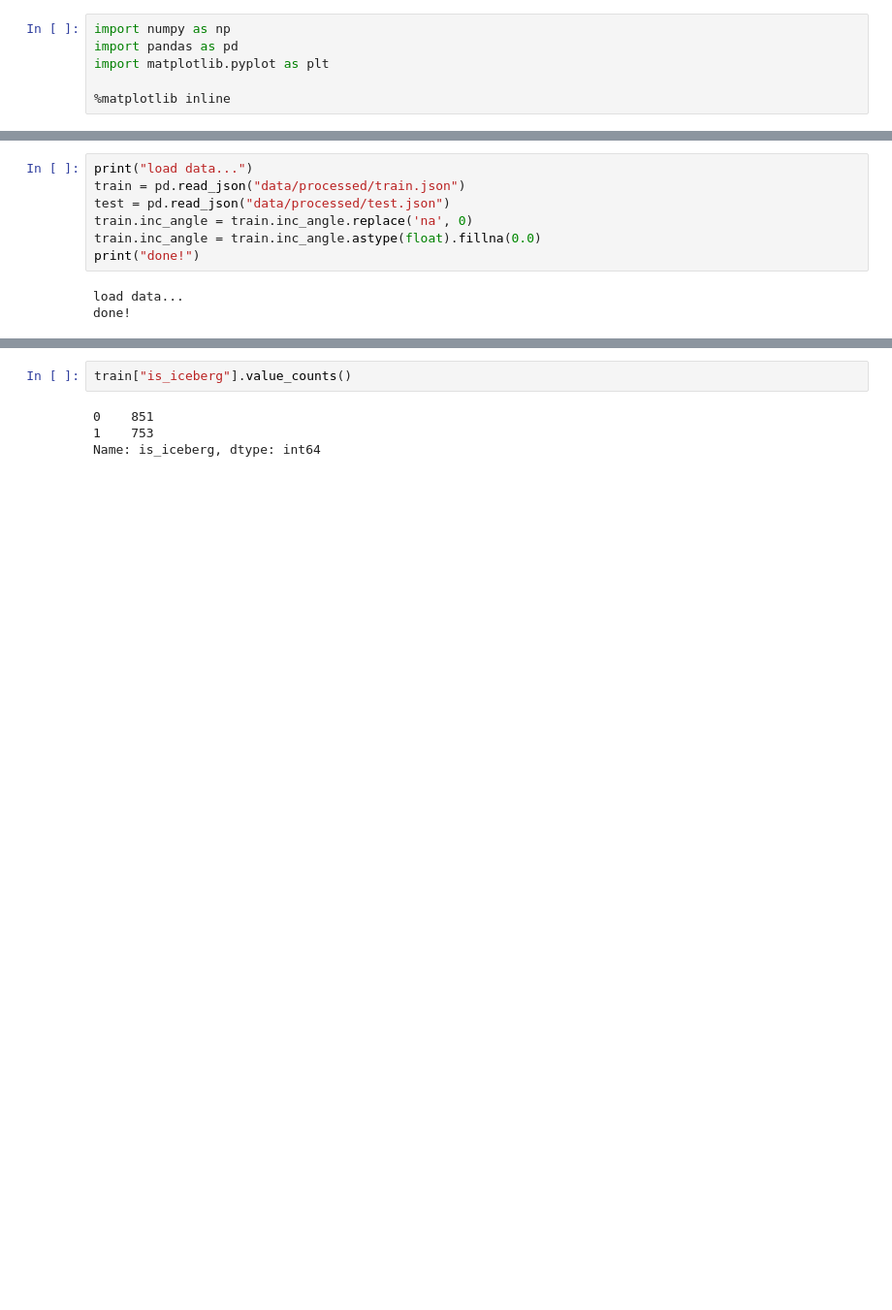
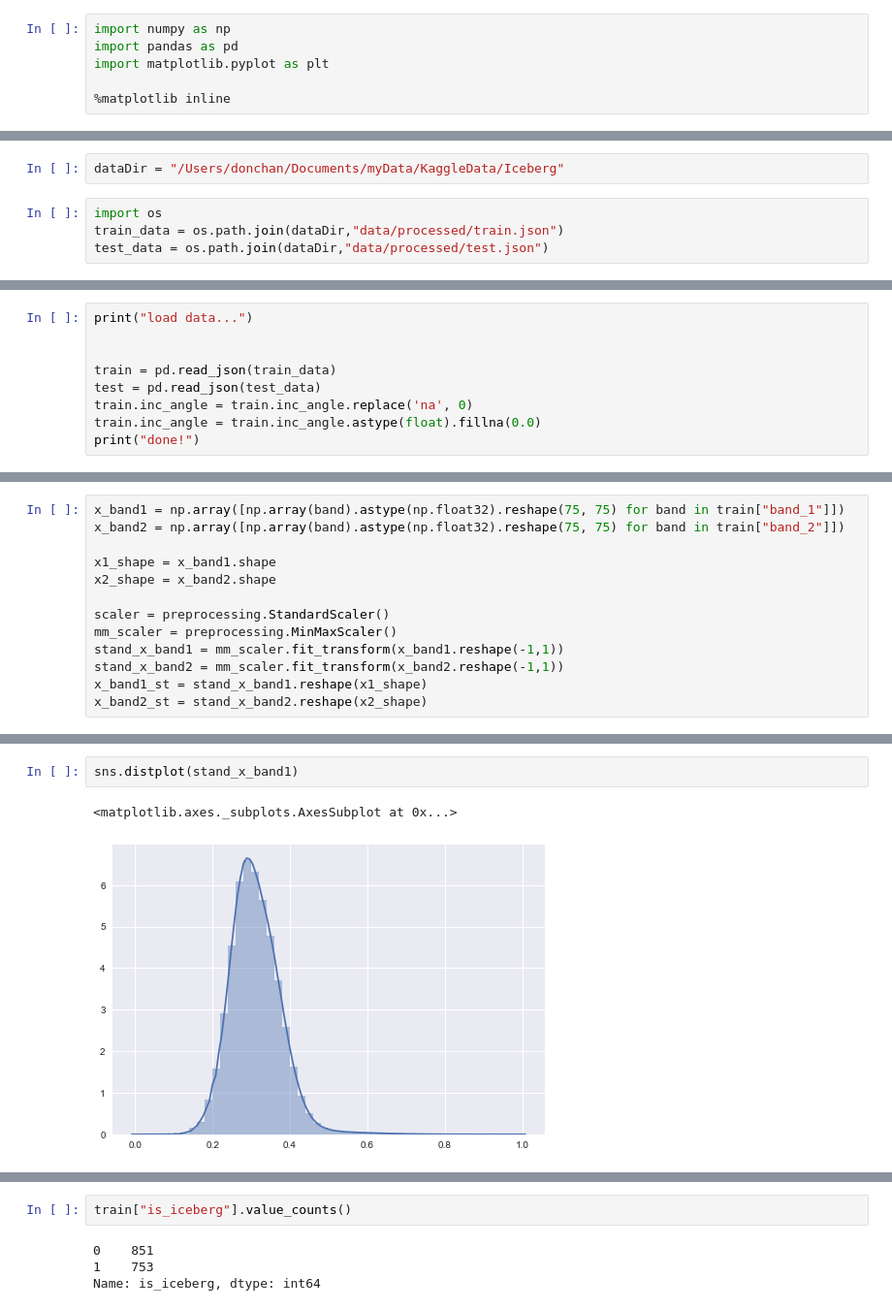
Before and after one commit to scrambleegg7/Iceberg, a Jupyter notebook: jupyter/keras_model2_v00.ipynb, the cells around one changed output, grey strips where cells are left out. Shown: that part at 97% size. Saved outputs shown, nothing was run; the diff lists cells and outputs as text; blank space fills up the shorter version.

```diff
--- a/jupyter/keras_model2_v00.ipynb
+++ b/jupyter/keras_model2_v00.ipynb
@@ -11,0 +26,6 @@ from sklearn.model_selection import train_test_split
+# %%
+dataDir = "/Users/donchan/Documents/myData/KaggleData/Iceberg"
+# %%
+import os
+train_data = os.path.join(dataDir,"data/processed/train.json")
+test_data = os.path.join(dataDir,"data/processed/test.json")
@@ -11,0 +34,9 @@ from sklearn.model_selection import train_test_split
+# %%
+print("load data...")
+
+
+train = pd.read_json(train_data)
+test = pd.read_json(test_data)
+train.inc_angle = train.inc_angle.replace('na', 0)
+train.inc_angle = train.inc_angle.astype(float).fillna(0.0)
+print("done!")
@@ -11,0 +46,13 @@ from sklearn.model_selection import train_test_split
+# %%
+x_band1 = np.array([np.array(band).astype(np.float32).reshape(75, 75) for band in train["band_1"]])
+x_band2 = np.array([np.array(band).astype(np.float32).reshape(75, 75) for band in train["band_2"]])
+
+x1_shape = x_band1.shape
+x2_shape = x_band2.shape
+
+scaler = preprocessing.StandardScaler()
+mm_scaler = preprocessing.MinMaxScaler()
+stand_x_band1 = mm_scaler.fit_transform(x_band1.reshape(-1,1))
+stand_x_band2 = mm_scaler.fit_transform(x_band2.reshape(-1,1))
+x_band1_st = stand_x_band1.reshape(x1_shape)
+x_band2_st = stand_x_band2.reshape(x2_shape)
@@ -20,11 +67,6 @@ sample_submission.csv test.json             train.json
-# %%
-print("load data...")
-train = pd.read_json("data/processed/train.json")
-test = pd.read_json("data/processed/test.json")
-train.inc_angle = train.inc_angle.replace('na', 0)
-train.inc_angle = train.inc_angle.astype(float).fillna(0.0)
-print("done!")
-# %% [output]
-load data...
-done!
+# %%
+sns.distplot(stand_x_band1)
+# %% [output]
+<matplotlib.axes._subplots.AxesSubplot at 0x...>
+[figure, added]
 # %%
```
Also changed, not shown: parts of 32 cells of this notebook.
